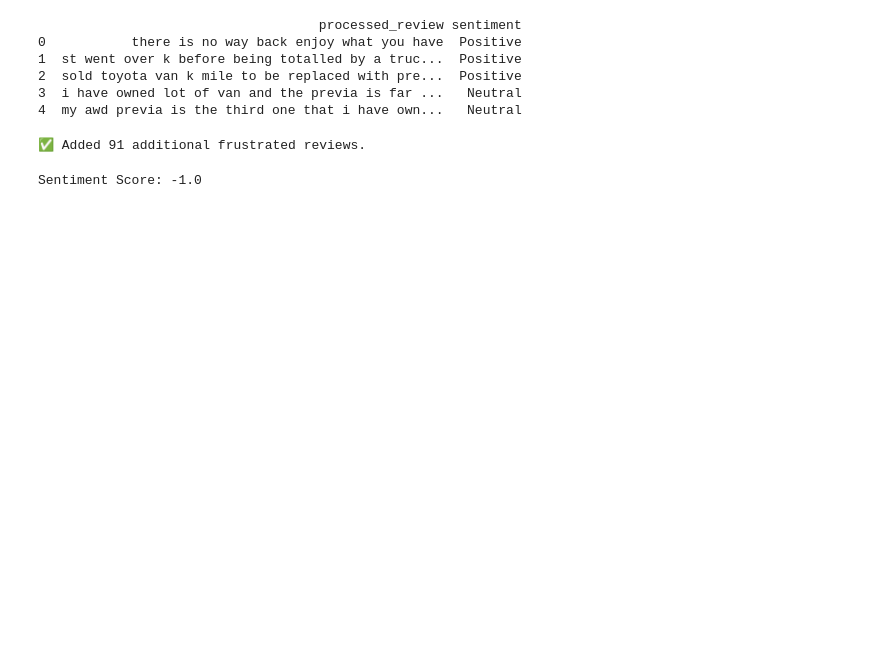
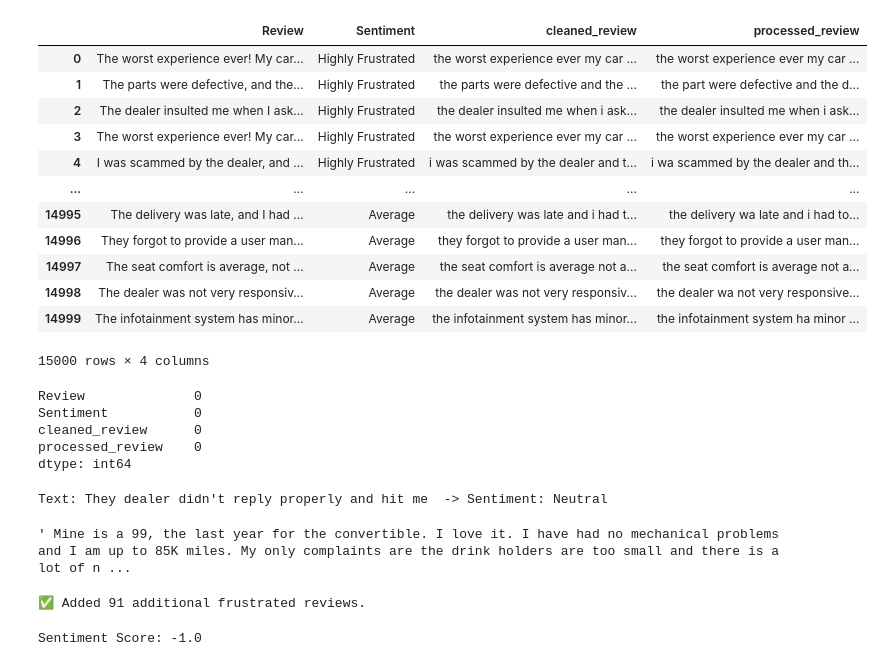
Before and after one commit to kushalk47/Nlp_analysis, a Jupyter notebook: lstm.ipynb, the cells around one changed output. Cells and saved outputs as stored; diff of their text form; code cells hidden in the pictures; blank space fills up the shorter version.

```diff
--- a/lstm.ipynb
+++ b/lstm.ipynb
@@ -74,26 +74,24 @@ print(df[['cleaned_review', 'processed_review']].head())
-# %%
-from textblob import TextBlob
-
-# Function to get sentiment category
-def get_sentiment(text):
-    blob = TextBlob(text)
-    polarity = blob.sentiment.polarity  # Ranges from -1 (negative) to +1 (positive)
-    if polarity < -0.1:
-        return "Frustrated"
-    elif -0.1 <= polarity < 0.1:
-        return "Neutral"
-    else:
-        return "Positive"
-
-# Apply sentiment analysis
-df['sentiment'] = df['processed_review'].apply(get_sentiment)
-
-# Show the first few results
-print(df[['processed_review', 'sentiment']].head())
-# %% [output]
-                                    processed_review sentiment
-0           there is no way back enjoy what you have  Positive
-1  st went over k before being totalled by a truc...  Positive
-2  sold toyota van k mile to be replaced with pre...  Positive
-3  i have owned lot of van and the previa is far ...   Neutral
-4  my awd previa is the third one that i have own...   Neutral
+# %%
+df
+# %% [output]
+|  | Review | Sentiment | cleaned_review | processed_review |
+| 0 | The worst experience ever! My car... | Highly Frustrated | the worst experience ever my car ... | the worst experience ever my car ... |
+| 1 | The parts were defective, and the... | Highly Frustrated | the parts were defective and the ... | the part were defective and the d... |
+| 2 | The dealer insulted me when I ask... | Highly Frustrated | the dealer insulted me when i ask... | the dealer insulted me when i ask... |
+| 3 | The worst experience ever! My car... | Highly Frustrated | the worst experience ever my car ... | the worst experience ever my car ... |
+| 4 | I was scammed by the dealer, and ... | Highly Frustrated | i was scammed by the dealer and t... | i wa scammed by the dealer and th... |
+| ... | ... | ... | ... | ... |
+| 14995 | The delivery was late, and I had ... | Average | the delivery was late and i had t... | the delivery wa late and i had to... |
+| 14996 | They forgot to provide a user man... | Average | they forgot to provide a user man... | they forgot to provide a user man... |
+| 14997 | The seat comfort is average, not ... | Average | the seat comfort is average not a... | the seat comfort is average not a... |
+| 14998 | The dealer was not very responsiv... | Average | the dealer was not very responsiv... | the dealer wa not very responsive... |
+| 14999 | The infotainment system has minor... | Average | the infotainment system has minor... | the infotainment system ha minor ... |
+15000 rows × 4 columns
+# %%
+df.isnull().sum()
+# %% [output]
+Review              0
+Sentiment           0
+cleaned_review      0
+processed_review    0
+dtype: int64
@@ -99,0 +102,24 @@ print(df[['processed_review', 'sentiment']].head())
+# %%
+from nltk.sentiment import SentimentIntensityAnalyzer
+import nltk
+
+
+
+sia = SentimentIntensityAnalyzer()
+
+def get_custom_sentiment(text):
+    polarity = sia.polarity_scores(text)["compound"]
+
+    if polarity < -0.3:
+        return "Frustrated"
+    elif -0.3 <= polarity < 0.1:
+        return "Neutral"
+    else:
+        return "Positive"
+
+#df['sentiment']= df['Review'].apply(get_custom_sentiment)
+# Test Example
+test_text = "They dealer didn't reply properly and hit me "
+print(f"Text: {test_text} -> Sentiment: {get_custom_sentiment(test_text)}")
+# %% [output]
+Text: They dealer didn't reply properly and hit me  -> Sentiment: Neutral
@@ -100 +128,5 @@ print(df[['processed_review', 'sentiment']].head())
+# %%
+df['Review'][18731]
+# %% [output]
+' Mine is a 99, the last year for the convertible. I love it. I have had no mechanical problems and I am up to 85K miles. My only complaints are the drink holders are too small and there is a lot of n ...
 # %%
```
Also changed, not shown: parts of 27 cells of this notebook.
